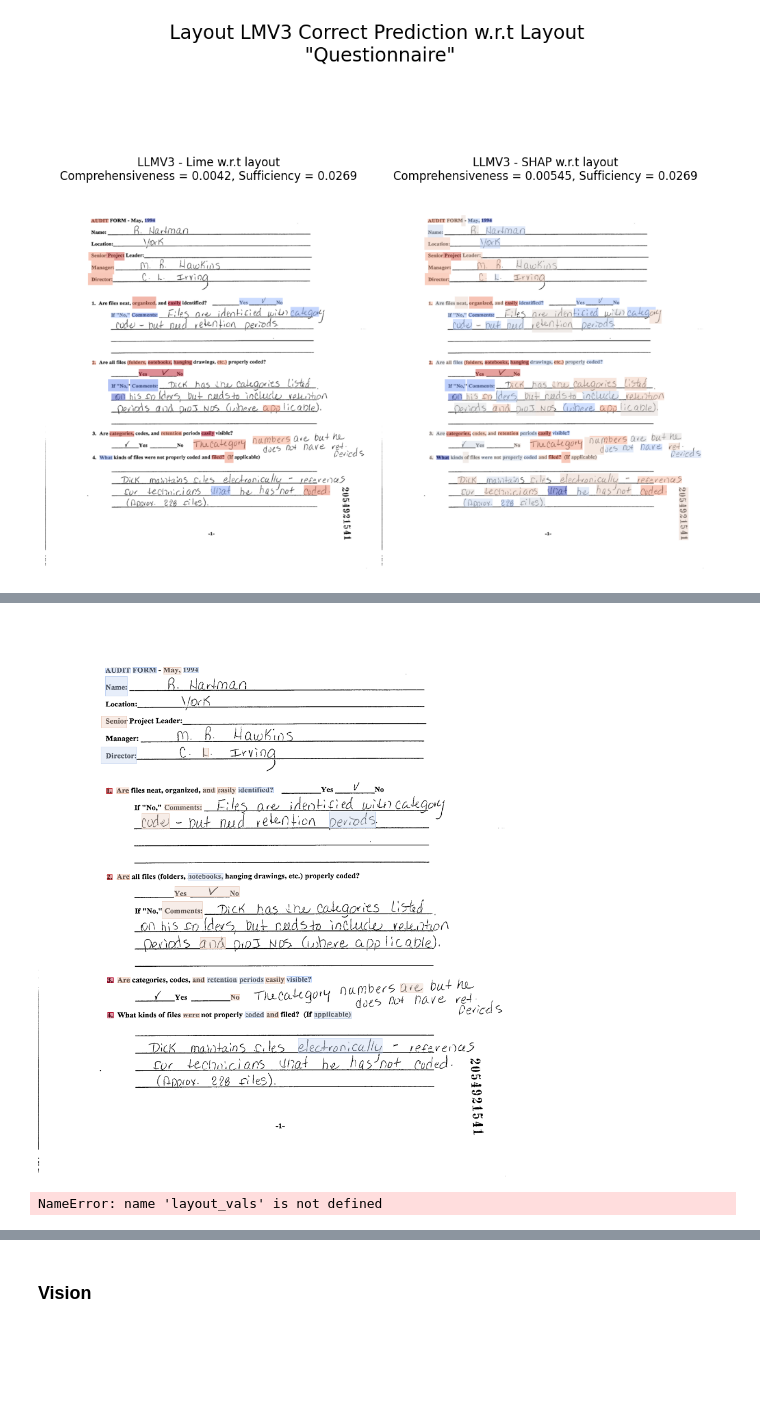
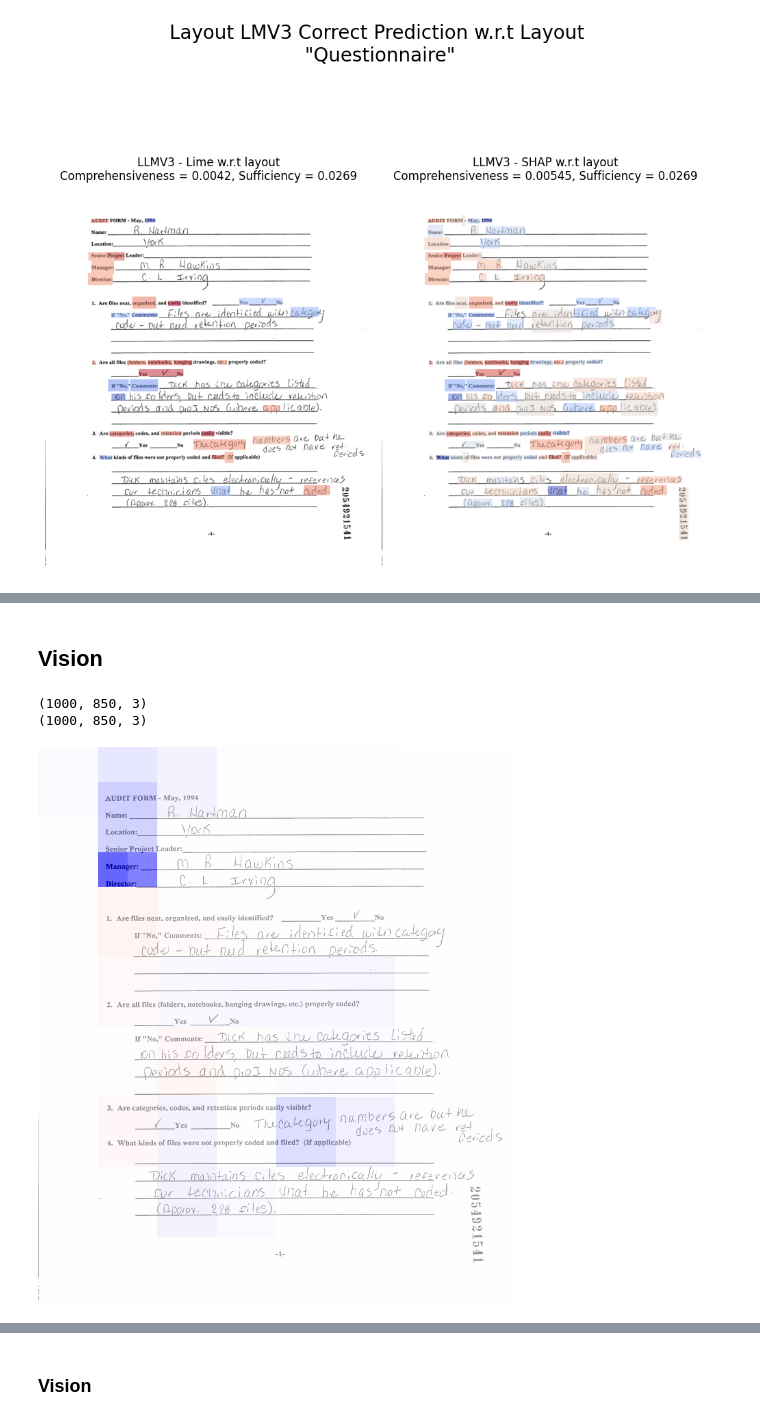
Before and after one commit to adamserag1/Interpretability-for-VRDU-models, a Jupyter notebook: experiments/THESES-DocClas-Local-LLMV3.ipynb, the cells around one changed output, grey strips where cells are left out. Saved outputs shown, nothing was run; the diff lists cells and outputs as text; code cells hidden in the pictures; blank space fills up the shorter version.

```diff
--- a/experiments/THESES-DocClas-Local-LLMV3.ipynb
+++ b/experiments/THESES-DocClas-Local-LLMV3.ipynb
@@ -413,17 +419,2 @@ Kept top 5 layout tokens
-# %%
-weights = dict(lime_layout_explainations['LLMV3 lime'].as_list(label=4))
-weights = {key.replace('=1', ''): value for key, value in weights.items()}
-draw_lime_token_heatmap(image = CLASH[0].image, words = CLASH[0].words, boxes = CLASH[0].bboxes, weights=weights, alpha=0.4, outline=True)
-# %% [output]
-[figure, removed]
-# %%
-from vrdu_utils.utils import draw_lime_token_heatmap
-import re
-weights = {}
-for token, w in layout_vals.as_list(label=2):
-    clean = re.sub(r"=\d+$", "", token)     # drop '=number' suffix
-    weights[clean] = weights.get(clean, 0.0) + w
-
-draw_lime_token_heatmap(image = AGREE[0].image, words = AGREE[0].words, boxes = AGREE[0].bboxes, weights = weights, alpha = 0.25, outline=True)
-# %% [output]
-NameError: name 'layout_vals' is not defined
+# %% [markdown]
+## Vision
@@ -429,0 +429,23 @@ NameError: name 'layout_vals' is not defined
+# %%
+print(temp.data.shape)
+print(temp.values.shape)
+# %% [output]
+(1000, 850, 3)
+(1000, 850, 3)
+# %%
+def shap_overlay(exp, alpha=0.6, cmap="bwr"):
+    vals  = exp.values          # (H,W) or (H,W,3)
+    img   = exp.data.astype(np.uint8)   # (H,W,3)
+
+    if vals.ndim == 3:                   # SHAP gave per-channel values
+        vals = vals.mean(2)              # collapse to one heat-map
+
+    vmax  = np.abs(vals).max() + 1e-12
+    norm  = (vals + vmax) / (2 * vmax)   # 0…1
+    rgb   = plt.get_cmap(cmap)(norm)[..., :3] * 255  # (H,W,3) uint8
+    blend = (img*(1-alpha) + rgb*alpha).astype(np.uint8)
+    return Image.fromarray(blend)
+
+shap_overlay(temp, alpha=0.6)
+# %% [output]
+[figure, added]
```
Also changed, not shown: parts of 14 cells of this notebook.
